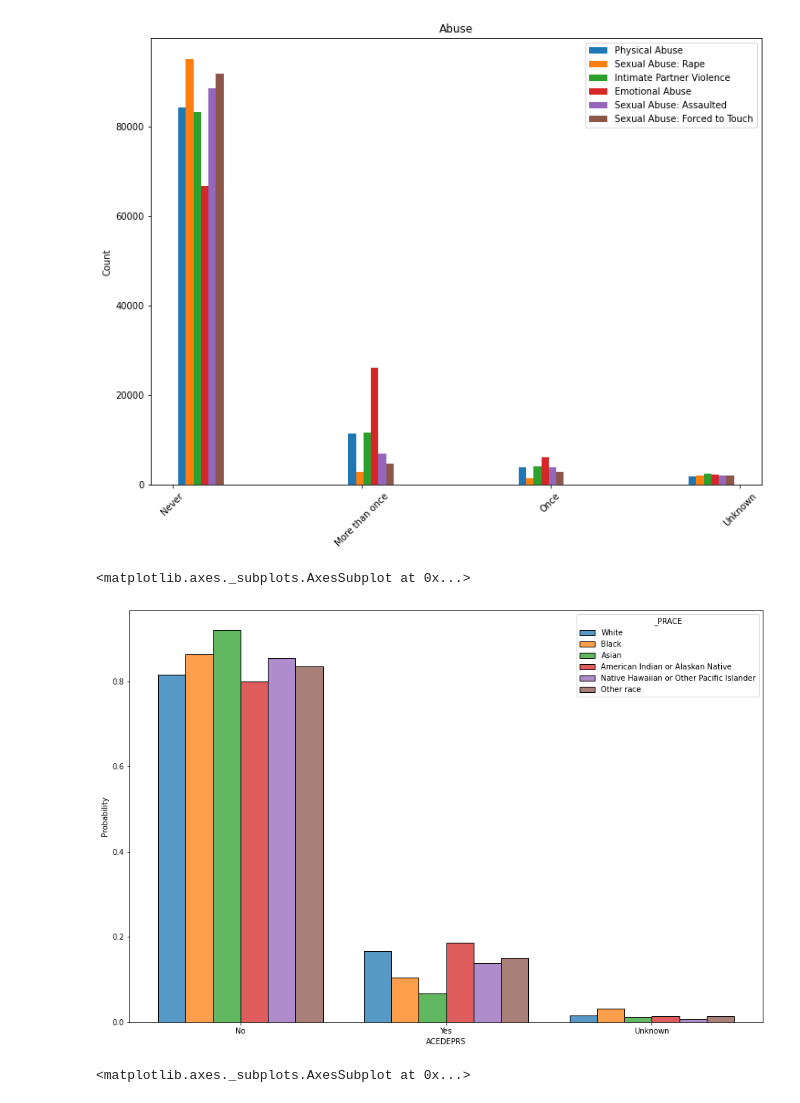
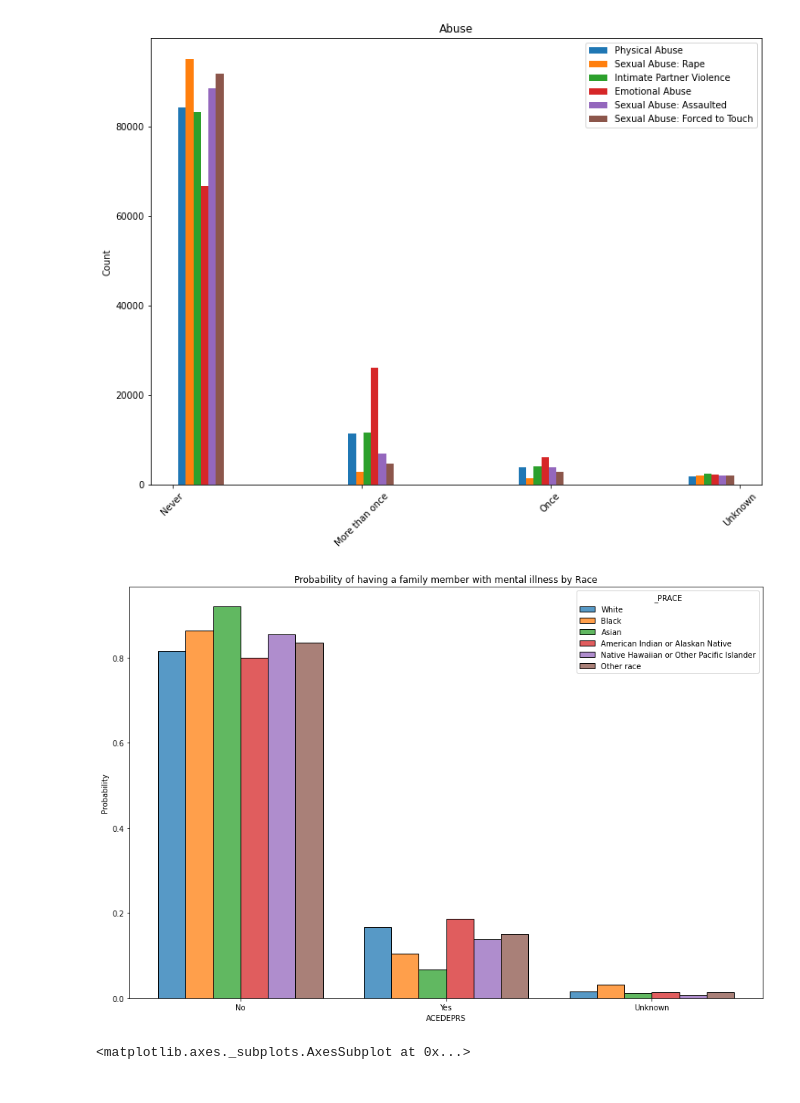
Before and after one commit to eklee151/Adverse-Childhood-Experiences, a Jupyter notebook: 3_eda.ipynb, the cells around one changed output. Saved outputs shown, nothing was run; the diff lists cells and outputs as text; code cells hidden in the pictures.

Commit message:
updated figures and EDA

```diff
--- a/3_eda.ipynb
+++ b/3_eda.ipynb
@@ -1475,9 +1475,11 @@ plt.savefig('abuse.jpg')
 # %%
 plt.figure(figsize=(15, 10))
 sns.histplot(data=brfss_total, x='ACEDEPRS', hue='_PRACE', multiple='dodge', stat='probability', common_norm = False, discrete=True, shrink=0.8)
+plt.title('Probability of having a family member with mental illness by Race');
+
+plt.savefig('depr_race.jpg')
 # %% [output]
-<matplotlib.axes._subplots.AxesSubplot at 0x...>
-[figure, old version]
+[figure, new version]
 # %%
 plt.figure(figsize=(15, 10))
 sns.histplot(data=brfss_total, x='ACEDEPRS', hue='SEX', multiple='dodge', stat='probability', common_norm = False, discrete=True, shrink=0.8)
```
Also changed, not shown: parts of 5 cells of this notebook, 5 other files.
